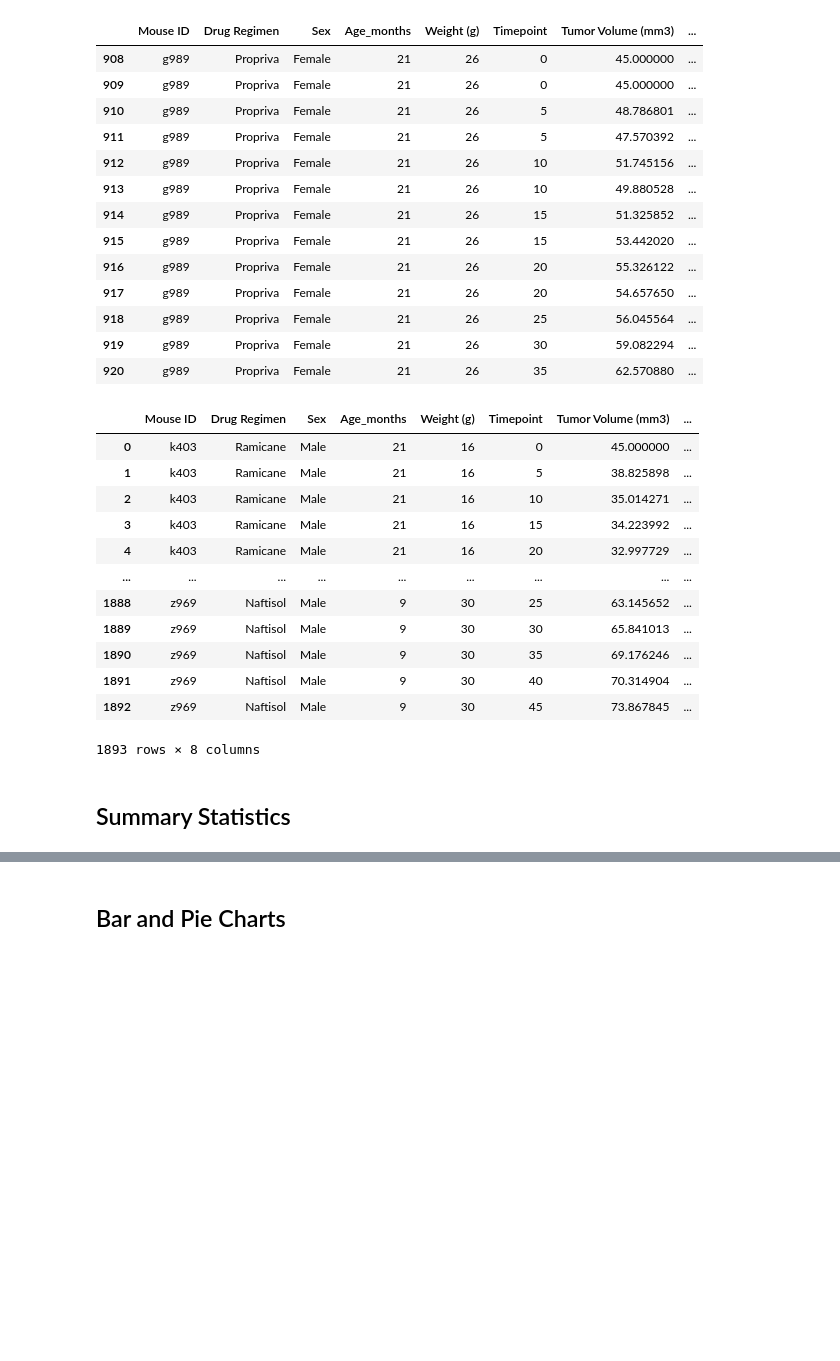
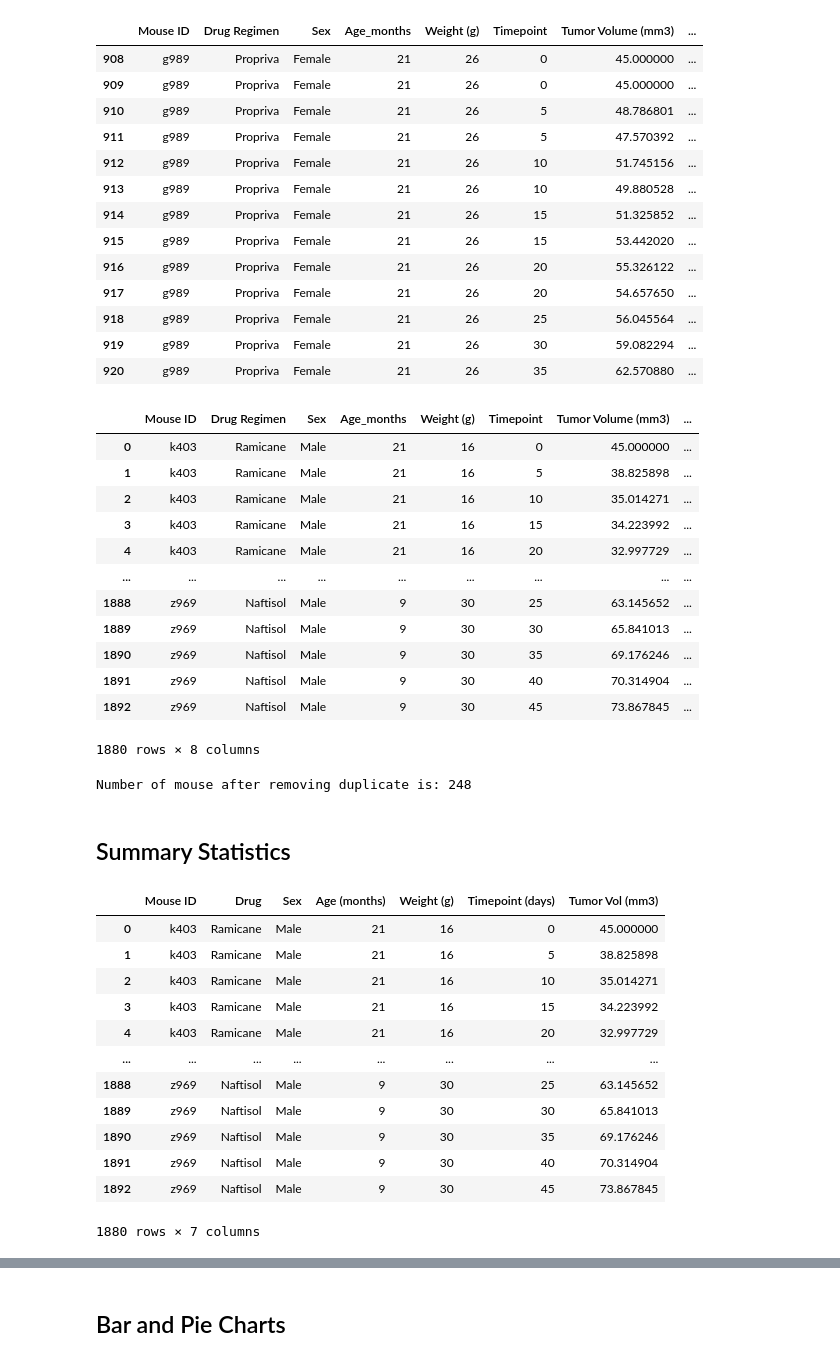
Before and after one commit to YargKlnc/Data-Visualization, a Jupyter notebook: pymaceuticals_by_YK.ipynb, the cells around one changed output, grey strips where cells are left out. Drawn from its saved outputs; the diff is of its cells as text; code cells hidden in the pictures; blank space fills up the shorter version.

```diff
--- a/pymaceuticals_by_YK.ipynb
+++ b/pymaceuticals_by_YK.ipynb
@@ -117,9 +156,11 @@ duplicate_mouse_id
 | 920 | g989 | Propriva | Female | 21 | 26 | 35 | 62.570880 | ... |
 # %%
 # Create a clean DataFrame by dropping the duplicate mouse by its ID.
+#using != for 'not equal'
 # clean_combined_data = combined_data[combined_data["Mouse ID"]].drop_duplicates() is this a good way of thinking?????
-# clean_combined_data = combined_data["combined_data["Mouse ID"]"]
-combined_data
+# can we also talk on clean_combined_data = combined_data[combined_data["Mouse ID"].isin(duplicate_mouse_id)==False]????????????????
+clean_combined_data = combined_data[combined_data["Mouse ID"]!="g989"]
+clean_combined_data
 # %% [output]
 |  | Mouse ID | Drug Regimen | Sex | Age_months | Weight (g) | Timepoint | Tumor Volume (mm3) | ... |
 | 0 | k403 | Ramicane | Male | 21 | 16 | 0 | 45.000000 | ... |
@@ -133,8 +174,37 @@ combined_data
 | 1890 | z969 | Naftisol | Male | 9 | 30 | 35 | 69.176246 | ... |
 | 1891 | z969 | Naftisol | Male | 9 | 30 | 40 | 70.314904 | ... |
 | 1892 | z969 | Naftisol | Male | 9 | 30 | 45 | 73.867845 | ... |
-1893 rows × 8 columns
+1880 rows × 8 columns
 # %%
-# Checking the number of mice in the clean DataFrame.
+# Checking the number of mice in the clean DataFrame
+cleaned_number_of_mouse = len(clean_combined_data["Mouse ID"].unique())
+print(f"Number of mouse after removing duplicate is: {cleaned_number_of_mouse}")
+#also possible;
+#cleaned_number_of_mouse = len(clean_combined_data["Mouse ID"].value_counts())
+# %% [output]
+Number of mouse after removing duplicate is: 248
 # %% [markdown]
 ## Summary Statistics
+# %%
+#cleaned_number_of_mouse.describe() can we have a look with describe here??????????????
+clean_combined_data = clean_combined_data.rename(columns={"Drug Regimen":"Drug"})
+clean_combined_data = clean_combined_data.rename(columns={"Age_months":"Age (months)"})
+clean_combined_data = clean_combined_data.rename(columns={"Weight(g)":"Weight (grams)"})
+clean_combined_data = clean_combined_data.rename(columns={"Timepoint":"Timepoint (days)"})
+clean_combined_data = clean_combined_data.rename(columns={"Tumor Volume (mm3)":"Tumor Vol (mm3)"})
+clean_combined_data = clean_combined_data.drop(columns={"Metastatic Sites"})
+clean_combined_data
+# %% [output]
+|  | Mouse ID | Drug | Sex | Age (months) | Weight (g) | Timepoint (days) | Tumor Vol (mm3) |
+| 0 | k403 | Ramicane | Male | 21 | 16 | 0 | 45.000000 |
+| 1 | k403 | Ramicane | Male | 21 | 16 | 5 | 38.825898 |
+| 2 | k403 | Ramicane | Male | 21 | 16 | 10 | 35.014271 |
+| 3 | k403 | Ramicane | Male | 21 | 16 | 15 | 34.223992 |
+| 4 | k403 | Ramicane | Male | 21 | 16 | 20 | 32.997729 |
+| ... | ... | ... | ... | ... | ... | ... | ... |
+| 1888 | z969 | Naftisol | Male | 9 | 30 | 25 | 63.145652 |
+| 1889 | z969 | Naftisol | Male | 9 | 30 | 30 | 65.841013 |
+| 1890 | z969 | Naftisol | Male | 9 | 30 | 35 | 69.176246 |
+| 1891 | z969 | Naftisol | Male | 9 | 30 | 40 | 70.314904 |
+| 1892 | z969 | Naftisol | Male | 9 | 30 | 45 | 73.867845 |
+1880 rows × 7 columns
```
Also changed, not shown: parts of 9 cells of this notebook, 1 other file.
